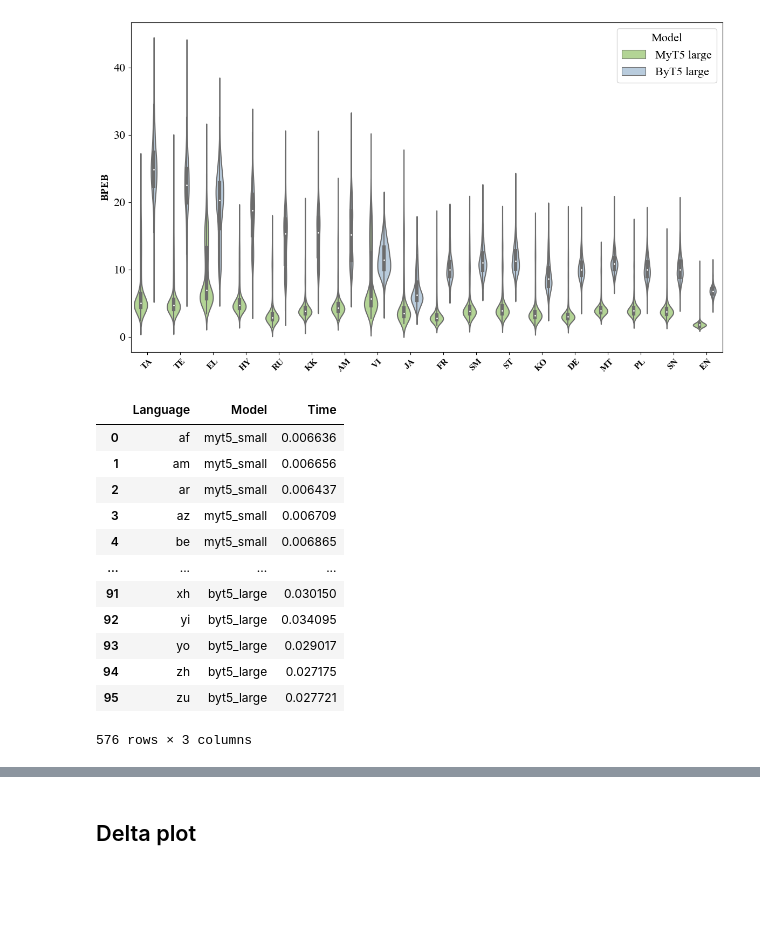
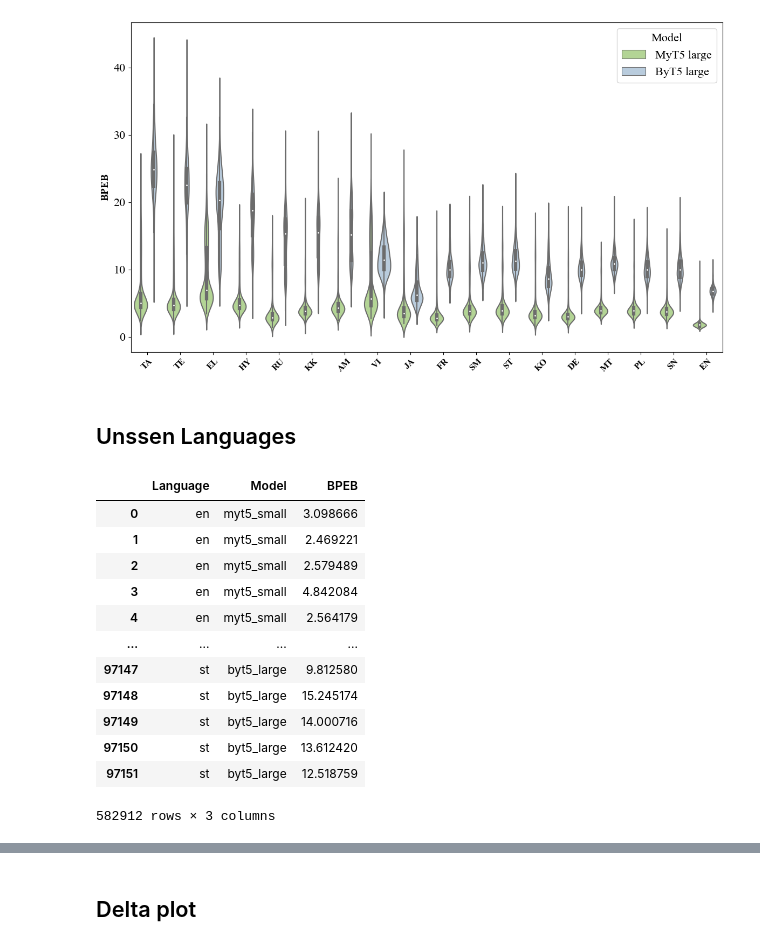
Before and after one commit to tomlimi/MYTE, a Jupyter notebook: notebooks/results_lm_flores_200.ipynb, the cells around one changed output, grey strips where cells are left out. Drawn from its saved outputs; the diff is of its cells as text; code cells hidden in the pictures; blank space fills up the shorter version.

```diff
--- a/notebooks/results_lm_flores_200.ipynb
+++ b/notebooks/results_lm_flores_200.ipynb
@@ -193,19 +203,21 @@ plot_score_across_languages(bpeb, "BPEB", "large_bpeb_violinplot", y_logscale=Fa
 # %% [output]
 <Figure size 1200x600 with 0 Axes>
 [figure]
-# %%
-times_avg
-# %% [output]
-|  | Language | Model | Time |
-| 0 | af | myt5_small | 0.006636 |
-| 1 | am | myt5_small | 0.006656 |
-| 2 | ar | myt5_small | 0.006437 |
-| 3 | az | myt5_small | 0.006709 |
-| 4 | be | myt5_small | 0.006865 |
-| ... | ... | ... | ... |
-| 91 | xh | byt5_large | 0.030150 |
-| 92 | yi | byt5_large | 0.034095 |
-| 93 | yo | byt5_large | 0.029017 |
-| 94 | zh | byt5_large | 0.027175 |
-| 95 | zu | byt5_large | 0.027721 |
-576 rows × 3 columns
+# %% [markdown]
+## Unssen Languages
+# %%
+bpeb
+# %% [output]
+|  | Language | Model | BPEB |
+| 0 | en | myt5_small | 3.098666 |
+| 1 | en | myt5_small | 2.469221 |
+| 2 | en | myt5_small | 2.579489 |
+| 3 | en | myt5_small | 4.842084 |
+| 4 | en | myt5_small | 2.564179 |
+| ... | ... | ... | ... |
+| 97147 | st | byt5_large | 9.812580 |
+| 97148 | st | byt5_large | 15.245174 |
+| 97149 | st | byt5_large | 14.000716 |
+| 97150 | st | byt5_large | 13.612420 |
+| 97151 | st | byt5_large | 12.518759 |
+582912 rows × 3 columns
```
Also changed, not shown: parts of 8 cells of this notebook.
